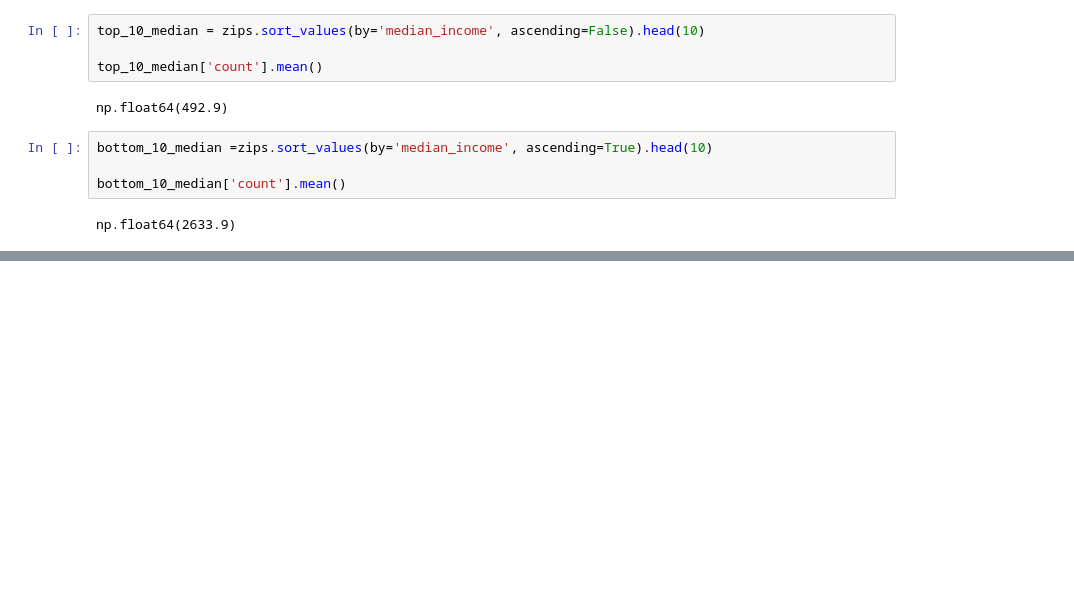
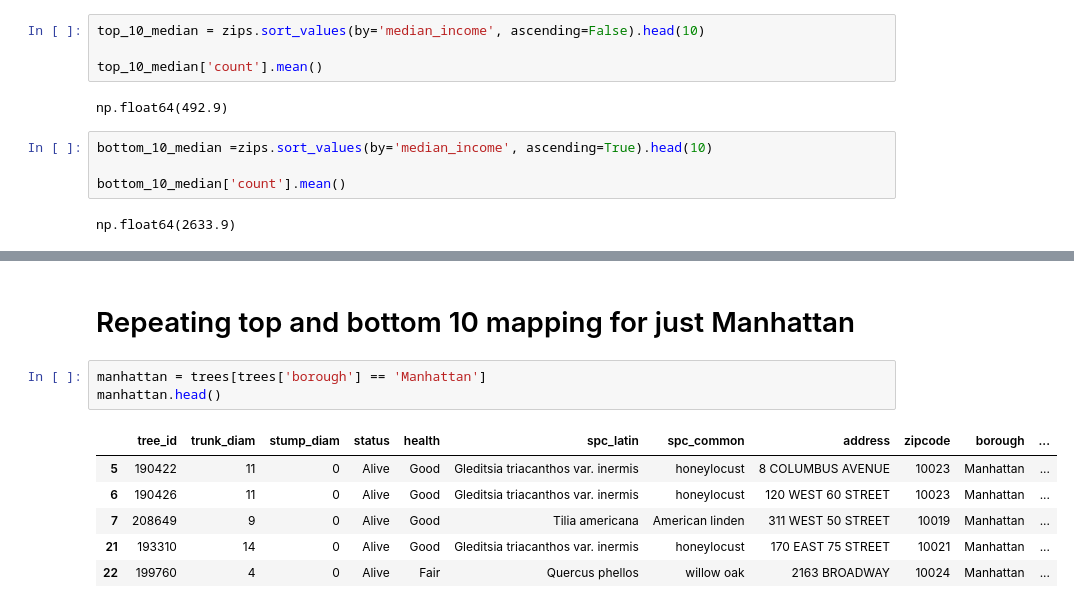
Before and after one commit to matthewtomalley/NYC-Trees-and-Income, a Jupyter notebook: eda.ipynb, the cells around one changed output, grey strips where cells are left out. Drawn from its saved outputs; the diff is of its cells as text; blank space fills up the shorter version.

```diff
--- a/eda.ipynb
+++ b/eda.ipynb
@@ -763,0 +753,12 @@ Map(center=[np.float64(40.72569608463584), np.float64(-73.91508059906229)], cont
+# %% [markdown]
+# Repeating top and bottom 10 mapping for just Manhattan
+# %%
+manhattan = trees[trees['borough'] == 'Manhattan']
+manhattan.head()
+# %% [output]
+|  | tree_id | trunk_diam | stump_diam | status | health | spc_latin | spc_common | address | zipcode | borough | ... |
+| 5 | 190422 | 11 | 0 | Alive | Good | Gleditsia triacanthos var. inermis | honeylocust | 8 COLUMBUS AVENUE | 10023 | Manhattan | ... |
+| 6 | 190426 | 11 | 0 | Alive | Good | Gleditsia triacanthos var. inermis | honeylocust | 120 WEST 60 STREET | 10023 | Manhattan | ... |
+| 7 | 208649 | 9 | 0 | Alive | Good | Tilia americana | American linden | 311 WEST 50 STREET | 10019 | Manhattan | ... |
+| 21 | 193310 | 14 | 0 | Alive | Good | Gleditsia triacanthos var. inermis | honeylocust | 170 EAST 75 STREET | 10021 | Manhattan | ... |
+| 22 | 199760 | 4 | 0 | Alive | Fair | Quercus phellos | willow oak | 2163 BROADWAY | 10024 | Manhattan | ... |
```
Also changed, not shown: parts of 22 cells of this notebook.
